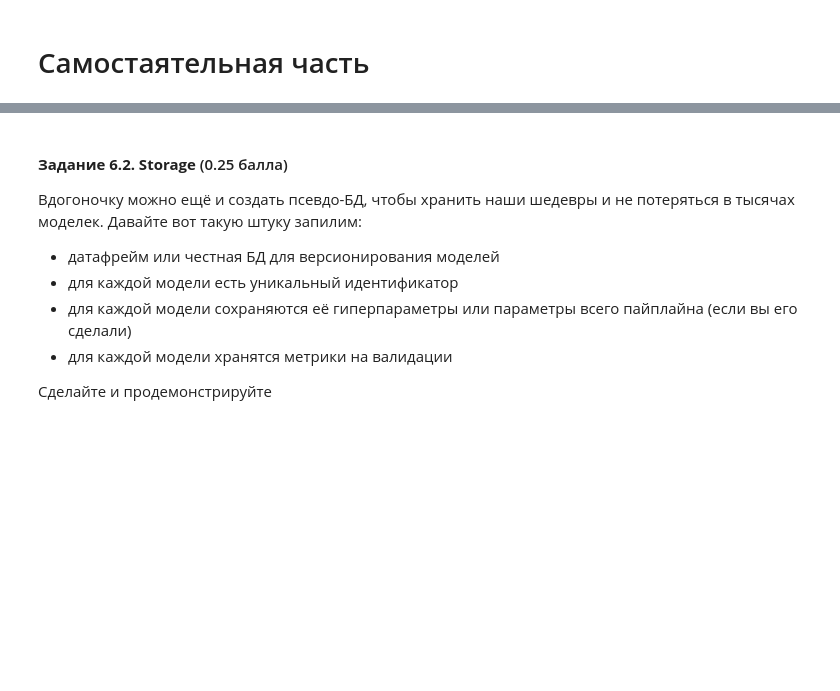
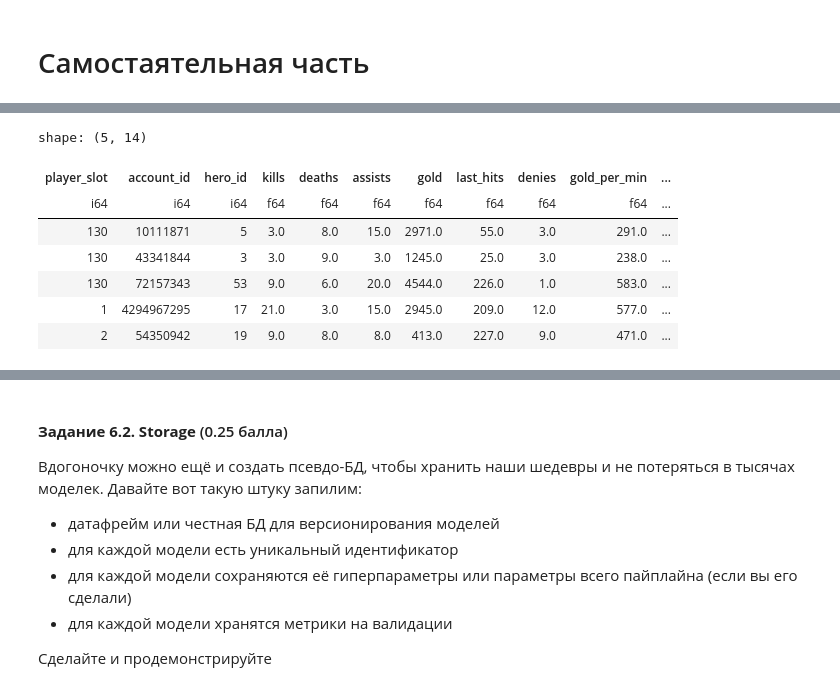
Before and after one commit to Pavel-pers/ml_dota_linreg, a Jupyter notebook: homework-practice-03-advanced.ipynb, the cells around one changed output, grey strips where cells are left out. Saved outputs shown, nothing was run; the diff lists cells and outputs as text; code cells hidden in the pictures; blank space fills up the shorter version.

```diff
--- a/homework-practice-03-advanced.ipynb
+++ b/homework-practice-03-advanced.ipynb
@@ -1269,0 +1320,46 @@ learn_config_with_adv_agg_and_chat.add_group('base_adv_agg', FEATURES_COLS_AGG)
+# %%
+players_df = pl.read_csv('data/player_df.csv')
+
+HIDDEN_ID = 4294967295
+NOT_DEFINED_ID = -1
+
+bad_zero_id_matches = players_df.filter(pl.col('hero_id') == 0)['match_id']
+bad_undefined_matches = players_df.filter(pl.col('account_id') == NOT_DEFINED_ID)['match_id']
+grouped_by_hero = players_df.group_by(['match_id', 'hero_id']).len('counter')
+bad_dupes_hero_matches = grouped_by_hero.filter(pl.col('counter') > 1)['match_id']
+filtered_by_acc = players_df.filter(
+    ~pl.col('account_id').is_in([HIDDEN_ID, NOT_DEFINED_ID])
+)
+acc_match_dupes = (
+    filtered_by_acc
+    .with_columns(pl.concat_list('account_id', 'match_id').alias('account_match_id'))
+    ['account_match_id'].value_counts()
+    .sort('count', descending=True)
+    .filter(pl.col('count') > 1)
+    .select(
+        pl.col('account_match_id').list.get(1).alias('match_id')
+    )
+    .unique()
+)
+bad_twice_matches = acc_match_dupes['match_id']
+bad_matches = pl.concat([
+    bad_zero_id_matches,
+    bad_undefined_matches,
+    bad_dupes_hero_matches,
+    bad_twice_matches,
+]).unique()
+
+filtered_players_df = players_df.filter(
+    ~pl.col('match_id').is_in(bad_matches.implode())
+)
+
+filtered_players_df.head()
+# %% [output]
+shape: (5, 14)
+| player_slot | account_id | hero_id | kills | deaths | assists | gold | last_hits | denies | gold_per_min | ... |
+| i64 | i64 | i64 | f64 | f64 | f64 | f64 | f64 | f64 | f64 | ... |
+| 130 | 10111871 | 5 | 3.0 | 8.0 | 15.0 | 2971.0 | 55.0 | 3.0 | 291.0 | ... |
+| 130 | 43341844 | 3 | 3.0 | 9.0 | 3.0 | 1245.0 | 25.0 | 3.0 | 238.0 | ... |
+| 130 | 72157343 | 53 | 9.0 | 6.0 | 20.0 | 4544.0 | 226.0 | 1.0 | 583.0 | ... |
+| 1 | 4294967295 | 17 | 21.0 | 3.0 | 15.0 | 2945.0 | 209.0 | 12.0 | 577.0 | ... |
+| 2 | 54350942 | 19 | 9.0 | 8.0 | 8.0 | 413.0 | 227.0 | 9.0 | 471.0 | ... |
```
Also changed, not shown: parts of 30 cells of this notebook, 3 other files.
